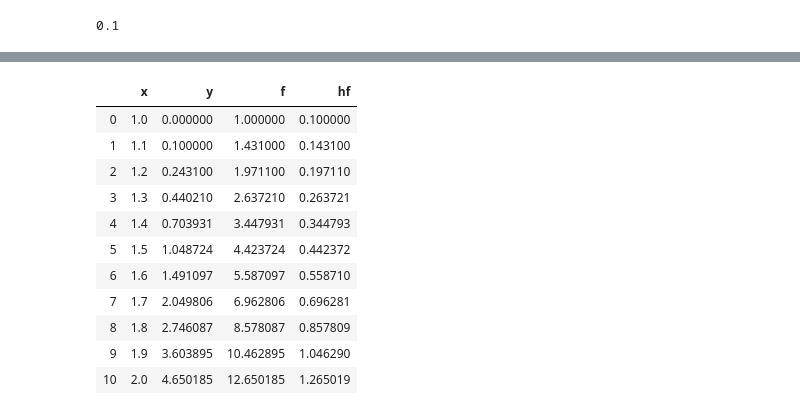
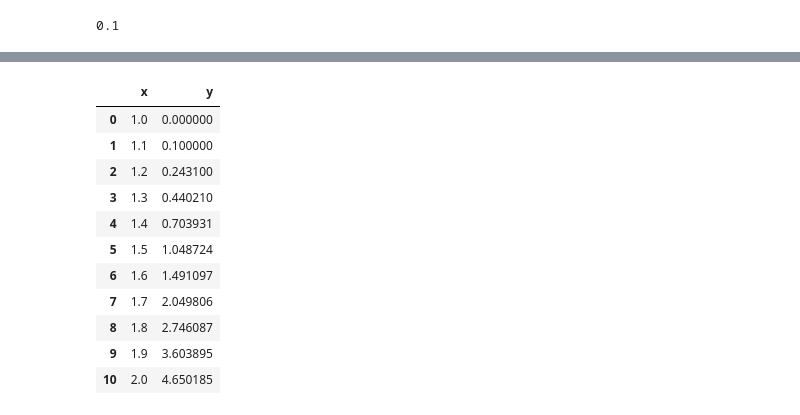
Before and after one commit to gurmaaan/MathForDImas, a Jupyter notebook: Booter.ipynb, the cells around one changed output, grey strips where cells are left out. Cells and saved outputs as stored; diff of their text form; code cells hidden in the pictures.

```diff
--- a/Booter.ipynb
+++ b/Booter.ipynb
@@ -33,15 +55,0 @@ while x <= 2 + h:
-# %%
-pd.DataFrame(data)
-# %% [output]
-|  | x | y | f | hf |
-| 0 | 1.0 | 0.000000 | 1.000000 | 0.100000 |
-| 1 | 1.1 | 0.100000 | 1.431000 | 0.143100 |
-| 2 | 1.2 | 0.243100 | 1.971100 | 0.197110 |
-| 3 | 1.3 | 0.440210 | 2.637210 | 0.263721 |
-| 4 | 1.4 | 0.703931 | 3.447931 | 0.344793 |
-| 5 | 1.5 | 1.048724 | 4.423724 | 0.442372 |
-| 6 | 1.6 | 1.491097 | 5.587097 | 0.558710 |
-| 7 | 1.7 | 2.049806 | 6.962806 | 0.696281 |
-| 8 | 1.8 | 2.746087 | 8.578087 | 0.857809 |
-| 9 | 1.9 | 3.603895 | 10.462895 | 1.046290 |
-| 10 | 2.0 | 4.650185 | 12.650185 | 1.265019 |
@@ -47,0 +71,16 @@ pd.DataFrame(data)
+# %%
+edf = pd.DataFrame(euler)
+edf
+# %% [output]
+|  | x | y |
+| 0 | 1.0 | 0.000000 |
+| 1 | 1.1 | 0.100000 |
+| 2 | 1.2 | 0.243100 |
+| 3 | 1.3 | 0.440210 |
+| 4 | 1.4 | 0.703931 |
+| 5 | 1.5 | 1.048724 |
+| 6 | 1.6 | 1.491097 |
+| 7 | 1.7 | 2.049806 |
+| 8 | 1.8 | 2.746087 |
+| 9 | 1.9 | 3.603895 |
+| 10 | 2.0 | 4.650185 |
```
Also changed, not shown: parts of 30 cells of this notebook.
